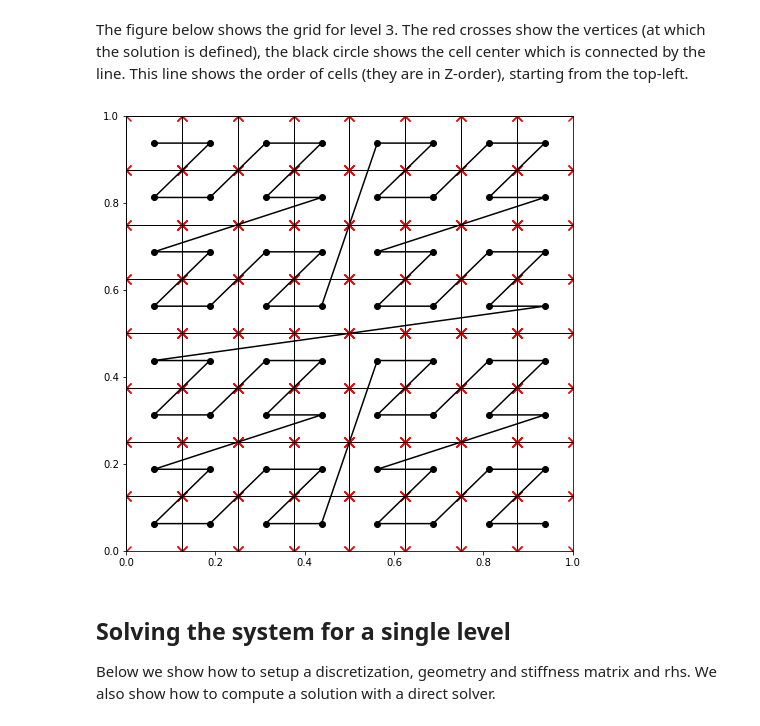
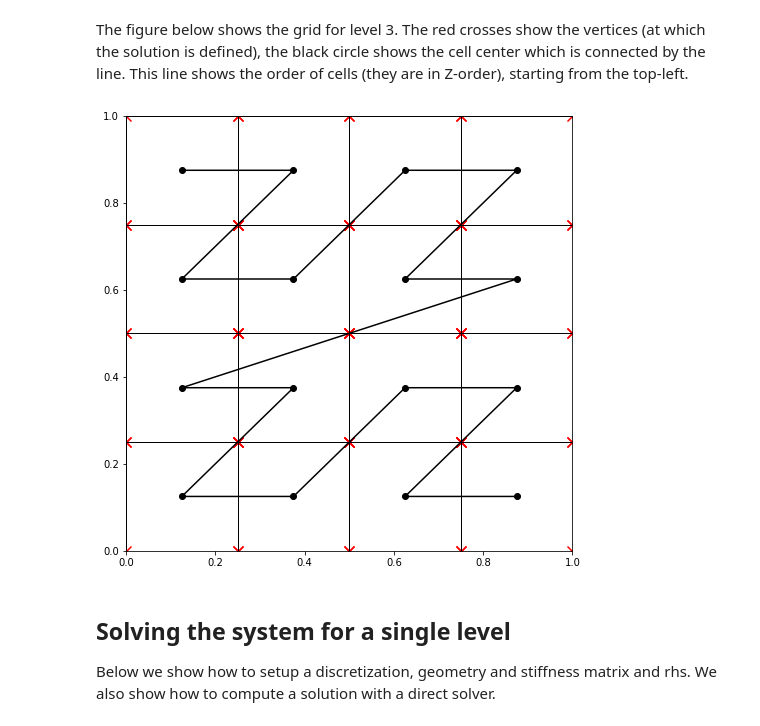
Before and after one commit to saiftyfirst/MolecularDynamics, a Jupyter notebook: mg_assignment/notebooks/2DMultigrid_Exam.ipynb, the cells around one changed output. Cells and saved outputs as stored; diff of their text form; code cells hidden in the pictures.

```diff
--- a/mg_assignment/notebooks/2DMultigrid_Exam.ipynb
+++ b/mg_assignment/notebooks/2DMultigrid_Exam.ipynb
@@ -146,19 +152,19 @@ The red crosses show the vertices (at which the solution is defined), the black
 # %%
 import matplotlib.pyplot as plt
 fig, ax = plt.subplots(figsize=(8,8))
 ax.set_xlim(geometry.grid.offset[0], geometry.grid.size)
 ax.set_ylim(geometry.grid.offset[1], geometry.grid.size)
 plotter.plot_grid(fig,
                   ax,
                   geometry.grid,
-                  level=3,
+                  level=2,
                   c='black',
                   vertices=geometry.vertices_idx_to_coords,
                   plot_curve=True,
                   plot_center=True,
                   plot_vertices=True)
 # %% [output]
-[figure, old version]
+[figure, new version]
 # %% [markdown]
 ## Solving the system for a single level
 Below we show how to setup a discretization, geometry and stiffness matrix and rhs.
```
Also changed, not shown: parts of 23 cells of this notebook.
